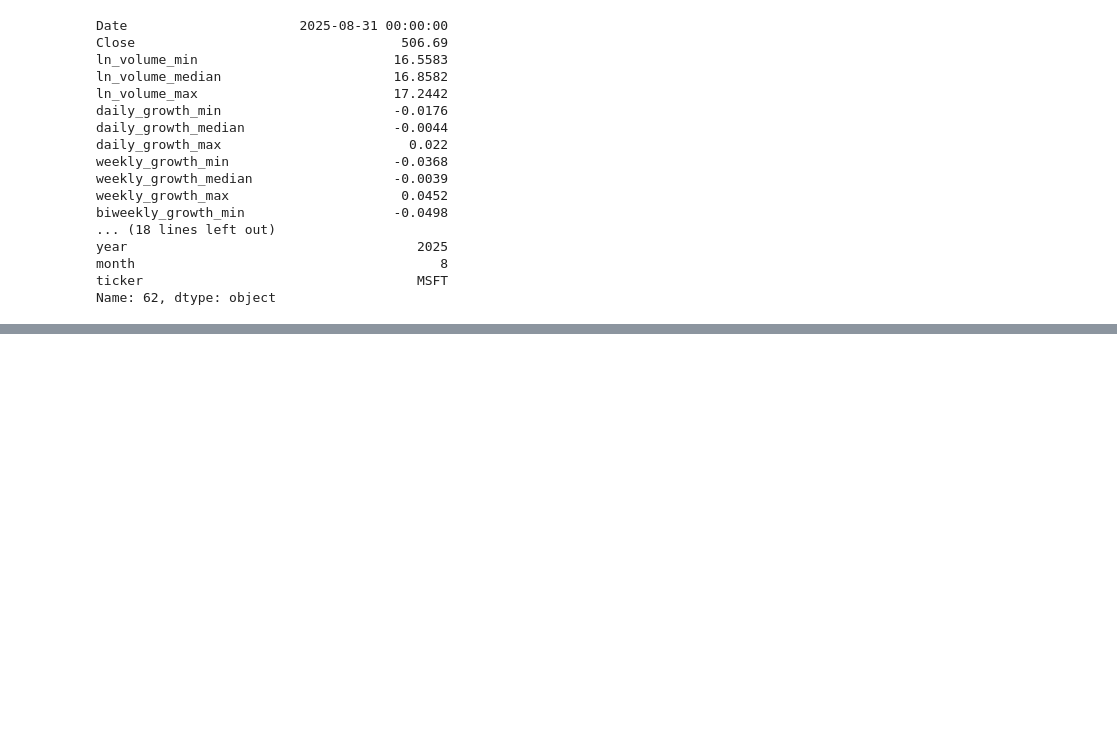
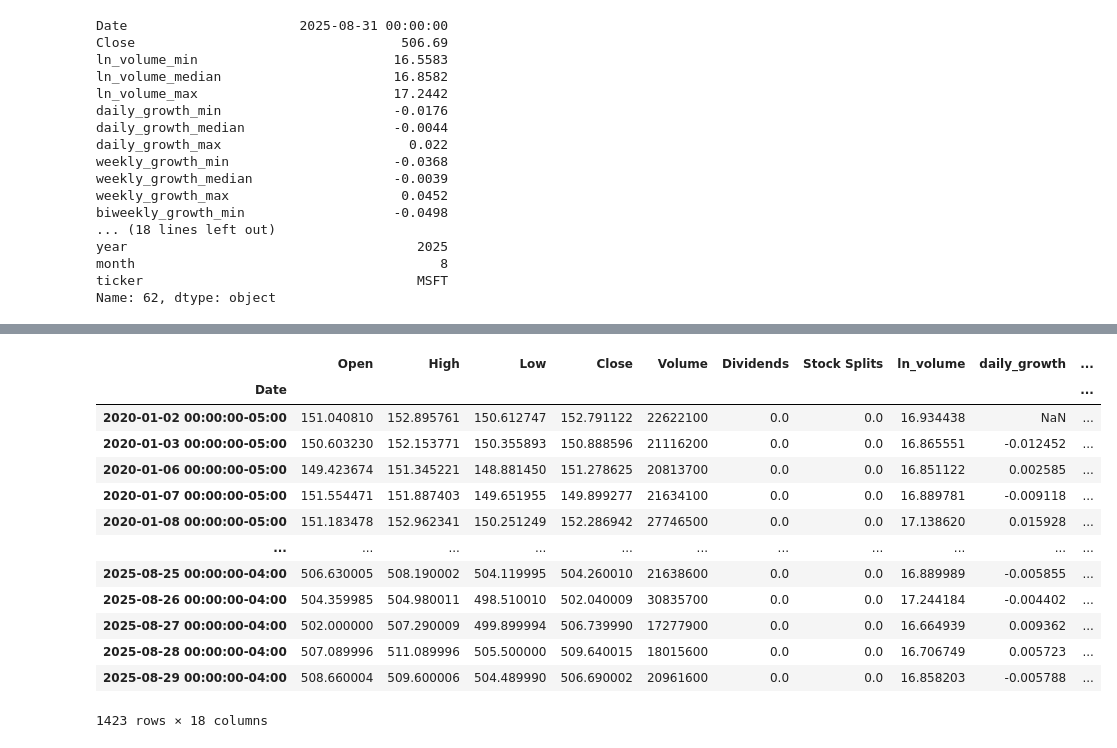
Before and after one commit to terry07/stock-markets-analytics-zoomcamp-project-by-sk, a Jupyter notebook: notebooks/dataset_creation.ipynb, the cells around one changed output, grey strips where cells are left out. Cells and saved outputs as stored; diff of their text form; code cells hidden in the pictures; blank space fills up the shorter version.

```diff
--- a/notebooks/dataset_creation.ipynb
+++ b/notebooks/dataset_creation.ipynb
@@ -136,18 +138,20 @@ tickers_list
  'MU']
 # %%
 %%time
-full_dataset = pd.DataFrame()
+
+ticker_data = {}
+dataset_price = pd.DataFrame()
 
 for i,ticker in enumerate(tickers_list):
 
   print(f"{i} - Fetching data for {ticker} stock...\n")
   print("-"*24, "\n")
 
-  data = yf.Ticker(ticker).history(start=START_DATE, end=END_DATE, interval='1d')
-  data = features_based_on_price(data, ticker=ticker)
+  ticker_data[ticker] = yf.Ticker(ticker).history(start=START_DATE, end=END_DATE, interval='1d')
+  price_data = features_based_on_price(ticker_data[ticker], ticker=ticker)
   print("-"*24, "\n")
 
-  full_dataset = pd.concat([full_dataset, data], axis=0)
+  dataset_price = pd.concat([dataset_price, price_data], axis=0)
 
   if i == 1:
     break
@@ -231,0 +236,17 @@ Wall time: 4.88 s
+# %%
+ticker_data[ticker]
+# %% [output]
+|  | Open | High | Low | Close | Volume | Dividends | Stock Splits | ln_volume | daily_growth | ... |
+| Date |  |  |  |  |  |  |  |  |  | ... |
+| 2020-01-02 00:00:00-05:00 | 151.040810 | 152.895761 | 150.612747 | 152.791122 | 22622100 | 0.0 | 0.0 | 16.934438 | NaN | ... |
+| 2020-01-03 00:00:00-05:00 | 150.603230 | 152.153771 | 150.355893 | 150.888596 | 21116200 | 0.0 | 0.0 | 16.865551 | -0.012452 | ... |
+| 2020-01-06 00:00:00-05:00 | 149.423674 | 151.345221 | 148.881450 | 151.278625 | 20813700 | 0.0 | 0.0 | 16.851122 | 0.002585 | ... |
+| 2020-01-07 00:00:00-05:00 | 151.554471 | 151.887403 | 149.651955 | 149.899277 | 21634100 | 0.0 | 0.0 | 16.889781 | -0.009118 | ... |
+| 2020-01-08 00:00:00-05:00 | 151.183478 | 152.962341 | 150.251249 | 152.286942 | 27746500 | 0.0 | 0.0 | 17.138620 | 0.015928 | ... |
+| ... | ... | ... | ... | ... | ... | ... | ... | ... | ... | ... |
+| 2025-08-25 00:00:00-04:00 | 506.630005 | 508.190002 | 504.119995 | 504.260010 | 21638600 | 0.0 | 0.0 | 16.889989 | -0.005855 | ... |
+| 2025-08-26 00:00:00-04:00 | 504.359985 | 504.980011 | 498.510010 | 502.040009 | 30835700 | 0.0 | 0.0 | 17.244184 | -0.004402 | ... |
+| 2025-08-27 00:00:00-04:00 | 502.000000 | 507.290009 | 499.899994 | 506.739990 | 17277900 | 0.0 | 0.0 | 16.664939 | 0.009362 | ... |
+| 2025-08-28 00:00:00-04:00 | 507.089996 | 511.089996 | 505.500000 | 509.640015 | 18015600 | 0.0 | 0.0 | 16.706749 | 0.005723 | ... |
+| 2025-08-29 00:00:00-04:00 | 508.660004 | 509.600006 | 504.489990 | 506.690002 | 20961600 | 0.0 | 0.0 | 16.858203 | -0.005788 | ... |
+1423 rows × 18 columns
```
Also changed, not shown: parts of 17 cells of this notebook, 1 other file.
